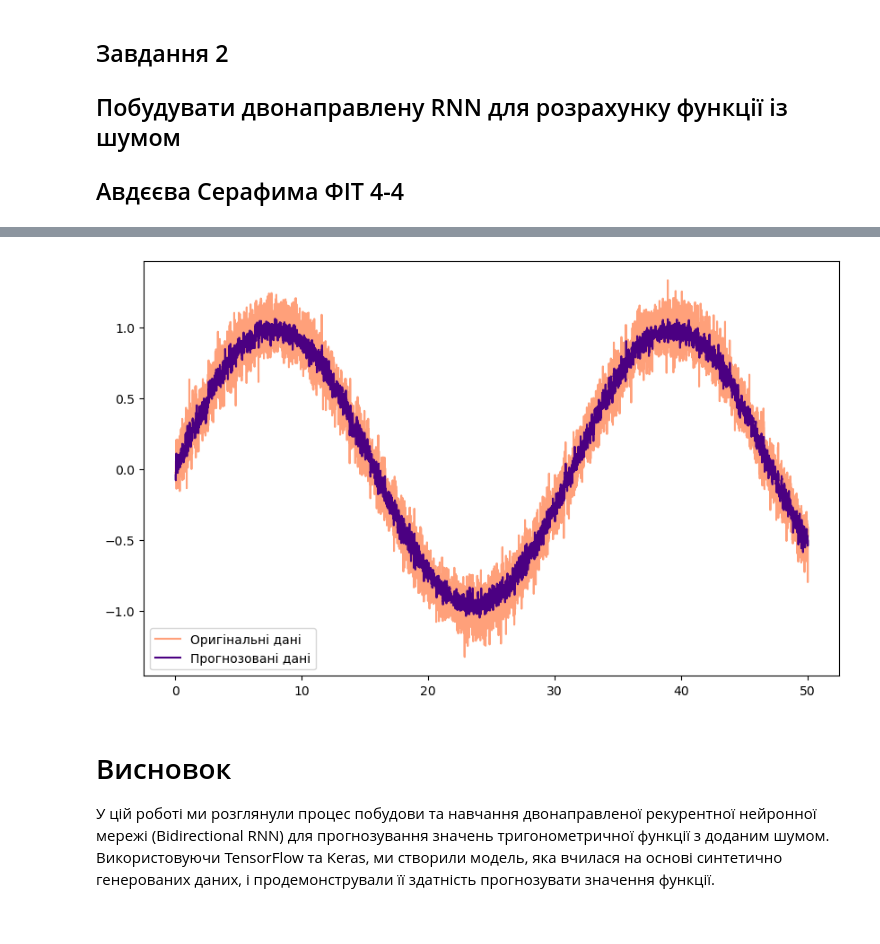
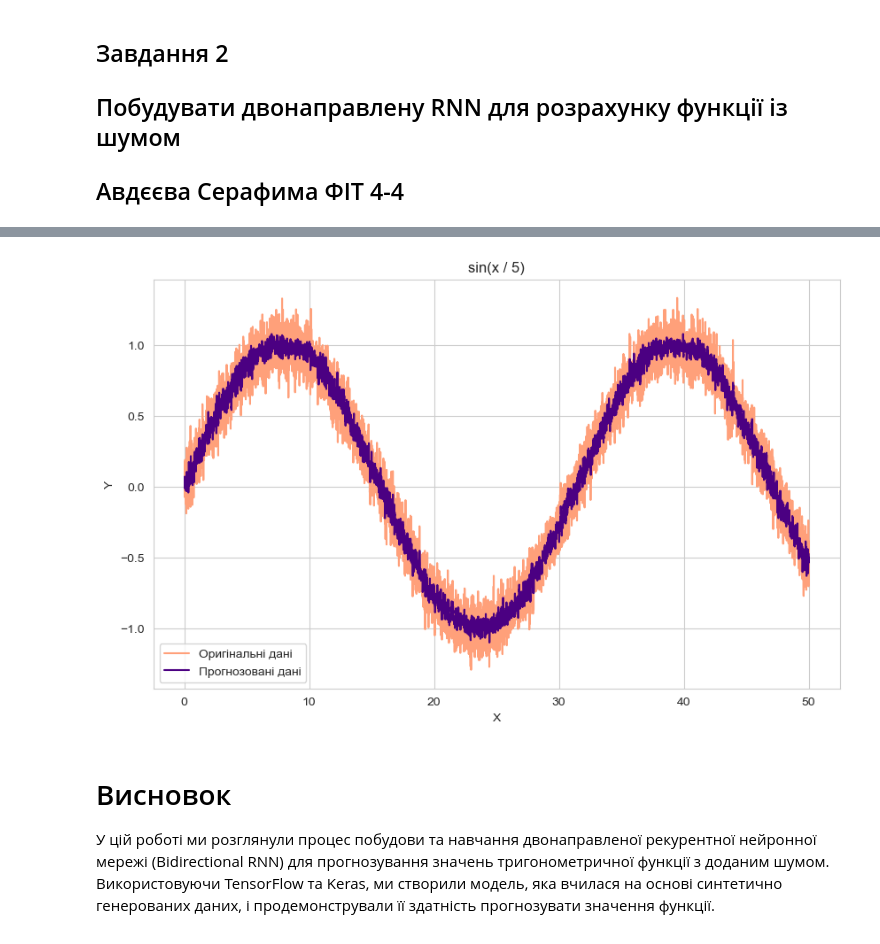
Before and after one commit to drunk-fairy/KSVD, a Jupyter notebook: Авдєєва_BD.ipynb, the cells around one changed output, grey strips where cells are left out. Cells and saved outputs as stored; diff of their text form; code cells hidden in the pictures.

```diff
--- a/Авдєєва_BD.ipynb
+++ b/Авдєєва_BD.ipynb
@@ -61,12 +62,16 @@ predictions = model.predict(X)
 # %%
 # Побудова графіка
+sns.set_style("whitegrid")
 plt.figure(figsize=(10, 6))
 plt.plot(x[steps:], data[steps:], label='Оригінальні дані', color="lightsalmon")
 plt.plot(x[steps:], predictions[:, 0], label='Прогнозовані дані', color="indigo")
+plt.title('sin(x / 5)')
+plt.xlabel('X')
+plt.ylabel('Y')
 plt.legend()
 plt.show()
 # %% [output]
-[figure, old version]
+[figure, new version]
 # %% [markdown]
 # Висновок
 У цій роботі ми розглянули процес побудови та навчання двонаправленої рекурентної нейронної мережі (Bidirectional RNN) для прогнозування значень тригонометричної функції з доданим шумом. Використовуючи TensorFlow та Keras, ми створили модель, яка вчилася на основі синтетично генерованих даних, і продемонстрували її здатність прогнозувати значення функції.
```
Also changed, not shown: parts of 3 cells of this notebook.
